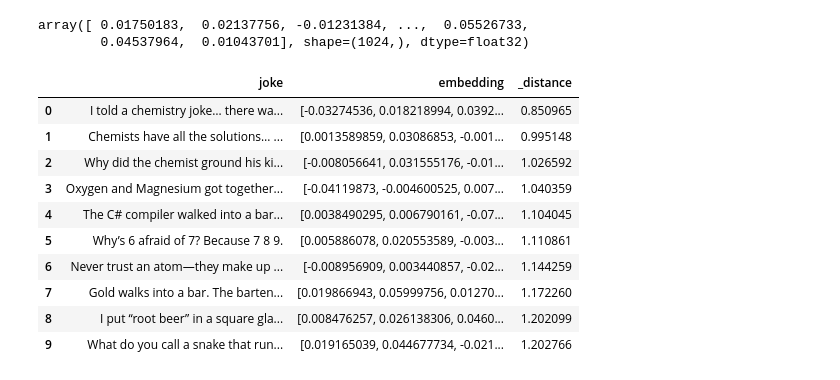
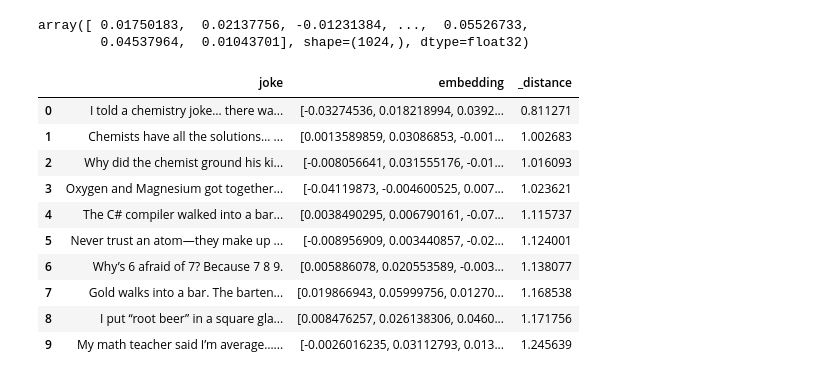
Before and after one commit to kokchun/llmops_kokchun_giang_mlo25, a Jupyter notebook: 09_lancedb/lancedb_basics.ipynb, the cells around one changed output. Drawn from its saved outputs; the diff is of its cells as text; code cells hidden in the pictures.

Commit message:
vector search

```diff
--- a/09_lancedb/lancedb_basics.ipynb
+++ b/09_lancedb/lancedb_basics.ipynb
@@ -225,16 +225,16 @@ df_jokes_embeddings["embedding"][10] # note dimensions 1024
 array([ 0.01750183,  0.02137756, -0.01231384, ...,  0.05526733,
         0.04537964,  0.01043701], shape=(1024,), dtype=float32)
 # %%
-vector_db["jokes"].search("chemstry related joke").to_pandas()
+vector_db["jokes"].search("chemistry related joke").to_pandas()
 # %% [output]
 |  | joke | embedding | _distance |
-| 0 | I told a chemistry joke… there wa... | [-0.03274536, 0.018218994, 0.0392... | 0.850965 |
-| 1 | Chemists have all the solutions… ... | [0.0013589859, 0.03086853, -0.001... | 0.995148 |
-| 2 | Why did the chemist ground his ki... | [-0.008056641, 0.031555176, -0.01... | 1.026592 |
-| 3 | Oxygen and Magnesium got together... | [-0.04119873, -0.004600525, 0.007... | 1.040359 |
-| 4 | The C# compiler walked into a bar... | [0.0038490295, 0.006790161, -0.07... | 1.104045 |
-| 5 | Why’s 6 afraid of 7? Because 7 8 9. | [0.005886078, 0.020553589, -0.003... | 1.110861 |
-| 6 | Never trust an atom—they make up ... | [-0.008956909, 0.003440857, -0.02... | 1.144259 |
-| 7 | Gold walks into a bar. The barten... | [0.019866943, 0.05999756, 0.01270... | 1.172260 |
-| 8 | I put “root beer” in a square gla... | [0.008476257, 0.026138306, 0.0460... | 1.202099 |
-| 9 | What do you call a snake that run... | [0.019165039, 0.044677734, -0.021... | 1.202766 |
+| 0 | I told a chemistry joke… there wa... | [-0.03274536, 0.018218994, 0.0392... | 0.811271 |
+| 1 | Chemists have all the solutions… ... | [0.0013589859, 0.03086853, -0.001... | 1.002683 |
+| 2 | Why did the chemist ground his ki... | [-0.008056641, 0.031555176, -0.01... | 1.016093 |
+| 3 | Oxygen and Magnesium got together... | [-0.04119873, -0.004600525, 0.007... | 1.023621 |
+| 4 | The C# compiler walked into a bar... | [0.0038490295, 0.006790161, -0.07... | 1.115737 |
+| 5 | Never trust an atom—they make up ... | [-0.008956909, 0.003440857, -0.02... | 1.124001 |
+| 6 | Why’s 6 afraid of 7? Because 7 8 9. | [0.005886078, 0.020553589, -0.003... | 1.138077 |
+| 7 | Gold walks into a bar. The barten... | [0.019866943, 0.05999756, 0.01270... | 1.168538 |
+| 8 | I put “root beer” in a square gla... | [0.008476257, 0.026138306, 0.0460... | 1.171756 |
+| 9 | My math teacher said I’m average…... | [-0.0026016235, 0.03112793, 0.013... | 1.245639 |
```
Also changed, not shown: parts of 4 cells of this notebook.
